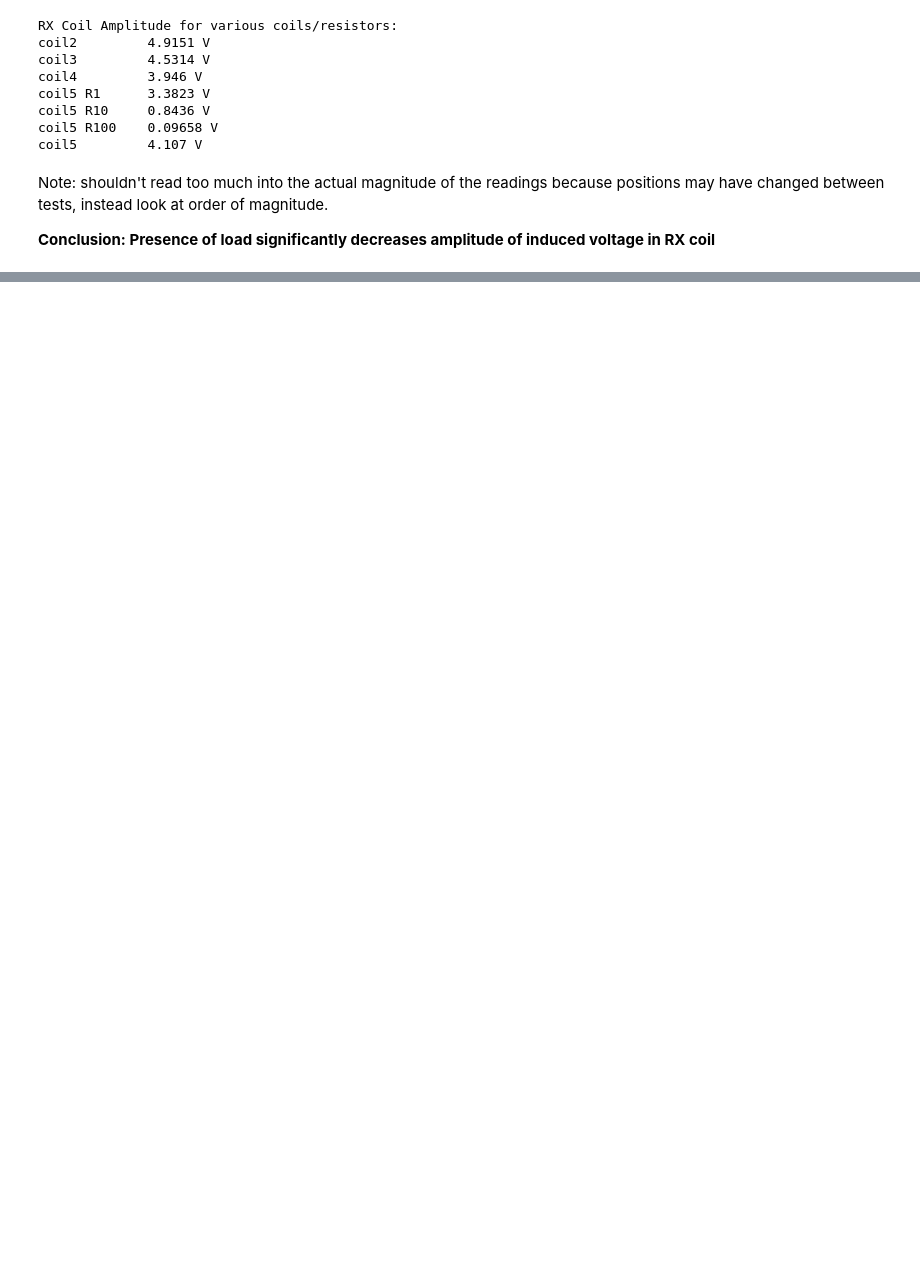
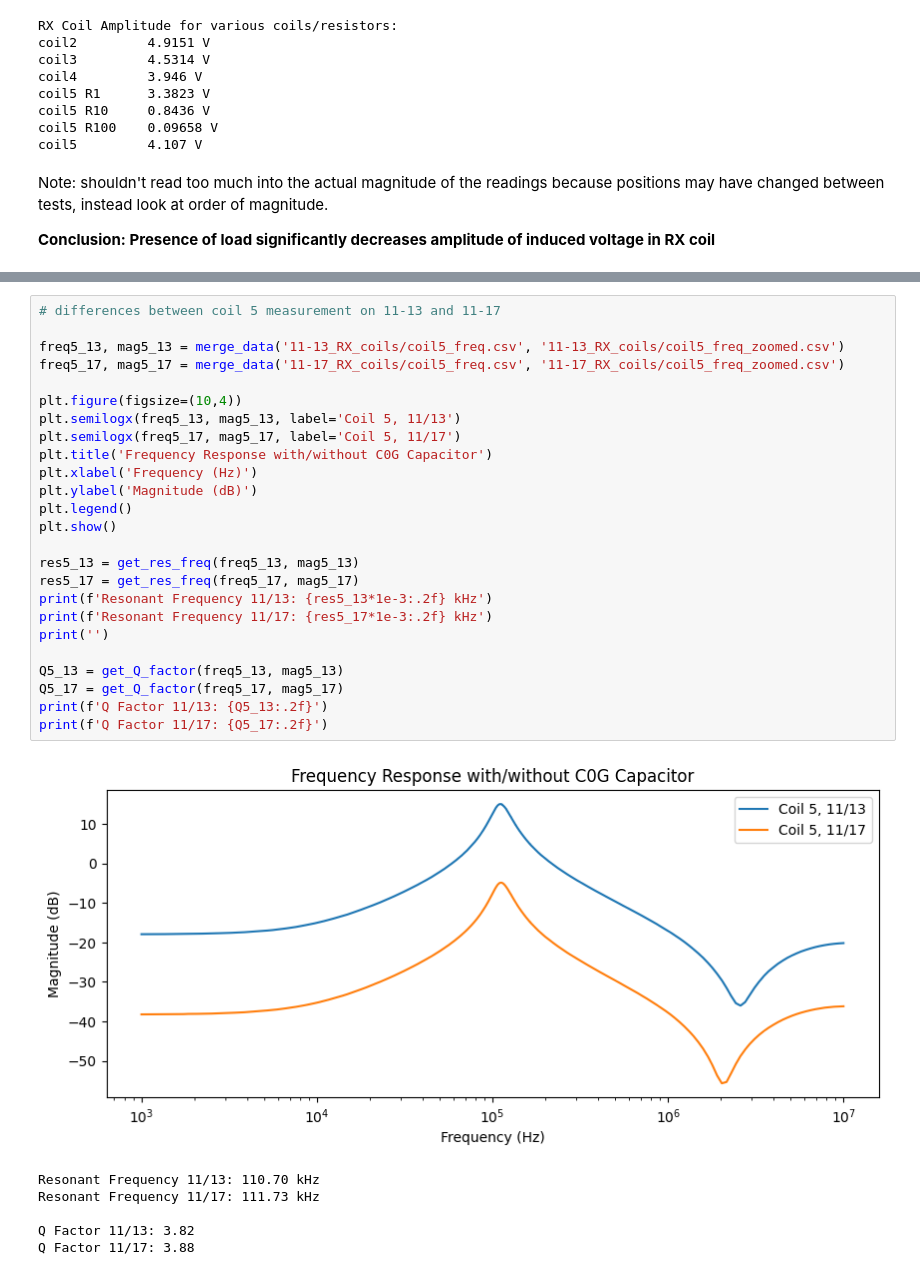
Before and after one commit to davisgtoth/Wireless-Drone-Data-Analysis, a Jupyter notebook: analysis.ipynb, the cells around one changed output, grey strips where cells are left out. Cells and saved outputs as stored; diff of their text form; blank space fills up the shorter version.

Commit message:
organized repo and analyzed 11-17 RX coil data

```diff
--- a/analysis.ipynb
+++ b/analysis.ipynb
@@ -259,0 +267,32 @@ Note: shouldn't read too much into the actual magnitude of the readings because
+# %%
+# differences between coil 5 measurement on 11-13 and 11-17
+
+freq5_13, mag5_13 = merge_data('11-13_RX_coils/coil5_freq.csv', '11-13_RX_coils/coil5_freq_zoomed.csv')
+freq5_17, mag5_17 = merge_data('11-17_RX_coils/coil5_freq.csv', '11-17_RX_coils/coil5_freq_zoomed.csv')
+
+plt.figure(figsize=(10,4))
+plt.semilogx(freq5_13, mag5_13, label='Coil 5, 11/13')
+plt.semilogx(freq5_17, mag5_17, label='Coil 5, 11/17')
+plt.title('Frequency Response with/without C0G Capacitor')
+plt.xlabel('Frequency (Hz)')
+plt.ylabel('Magnitude (dB)')
+plt.legend()
+plt.show()
+
+res5_13 = get_res_freq(freq5_13, mag5_13)
+res5_17 = get_res_freq(freq5_17, mag5_17)
+print(f'Resonant Frequency 11/13: {res5_13*1e-3:.2f} kHz')
+print(f'Resonant Frequency 11/17: {res5_17*1e-3:.2f} kHz')
+print('')
+
+Q5_13 = get_Q_factor(freq5_13, mag5_13)
+Q5_17 = get_Q_factor(freq5_17, mag5_17)
+print(f'Q Factor 11/13: {Q5_13:.2f}')
+print(f'Q Factor 11/17: {Q5_17:.2f}')
+# %% [output]
+[figure, added]
+Resonant Frequency 11/13: 110.70 kHz
+Resonant Frequency 11/17: 111.73 kHz
+
+Q Factor 11/13: 3.82
+Q Factor 11/17: 3.88
```
Also changed, not shown: parts of 20 cells of this notebook, 51 other files.
